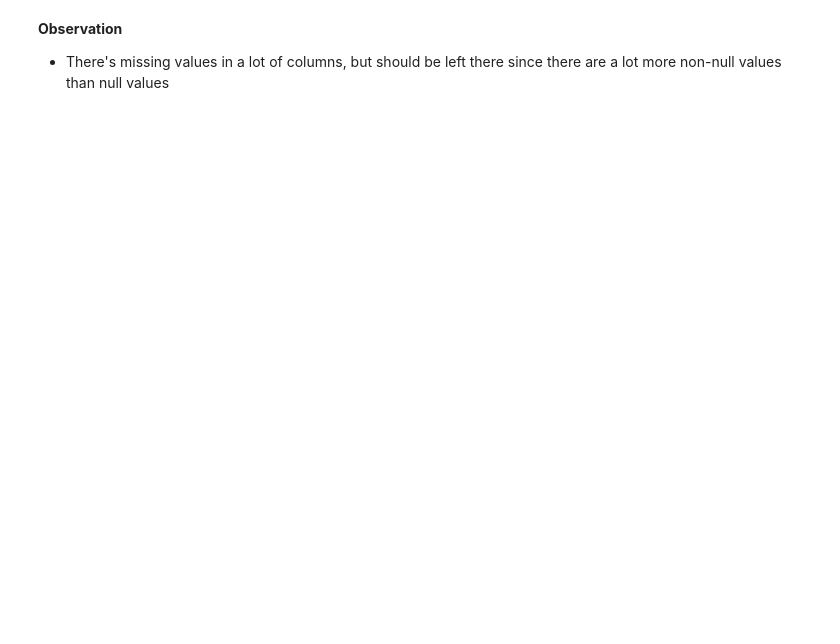
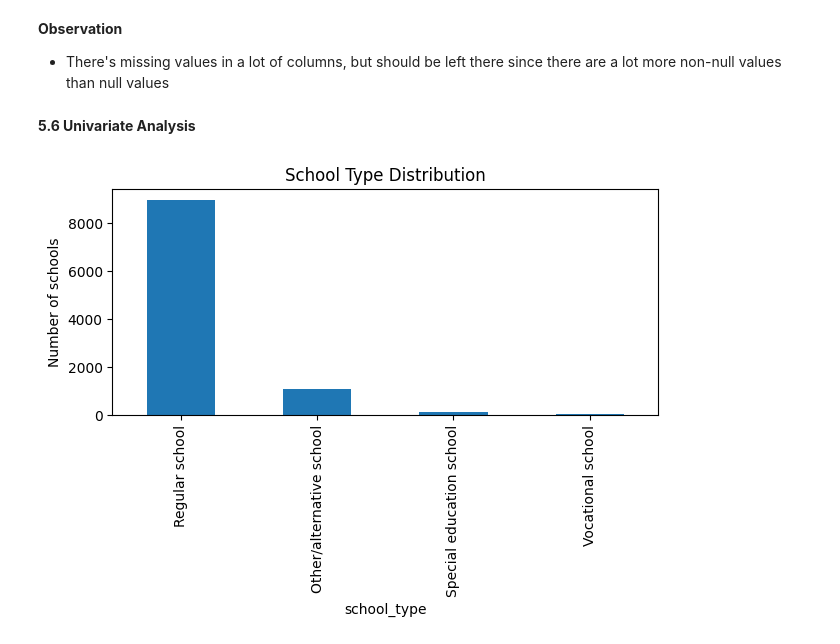
Before and after one commit to rodney-hong/eds-6340-project, a Jupyter notebook: Team 4_Midterm Project.ipynb, the cells around one changed output. Drawn from its saved outputs; the diff is of its cells as text; code cells hidden in the pictures; blank space fills up the shorter version.

Commit message:
univariate, bivariate, and variable description

```diff
--- a/Team 4_Midterm Project.ipynb
+++ b/Team 4_Midterm Project.ipynb
@@ -969,3 +1176,13 @@ df.isnull().sum()
 # %% [markdown]
 **Observation**
 - There's missing values in a lot of columns, but should be left there since there are a lot more non-null values than null values
+# %% [markdown]
+**5.6 Univariate Analysis**
+# %%
+df['school_type'].value_counts(dropna=False).plot(kind='bar')
+plt.title('School Type Distribution')
+plt.ylabel('Number of schools')
+plt.tight_layout()
+plt.show()
+# %% [output]
+[figure, added]
```
Also changed, not shown: parts of 42 cells of this notebook.
